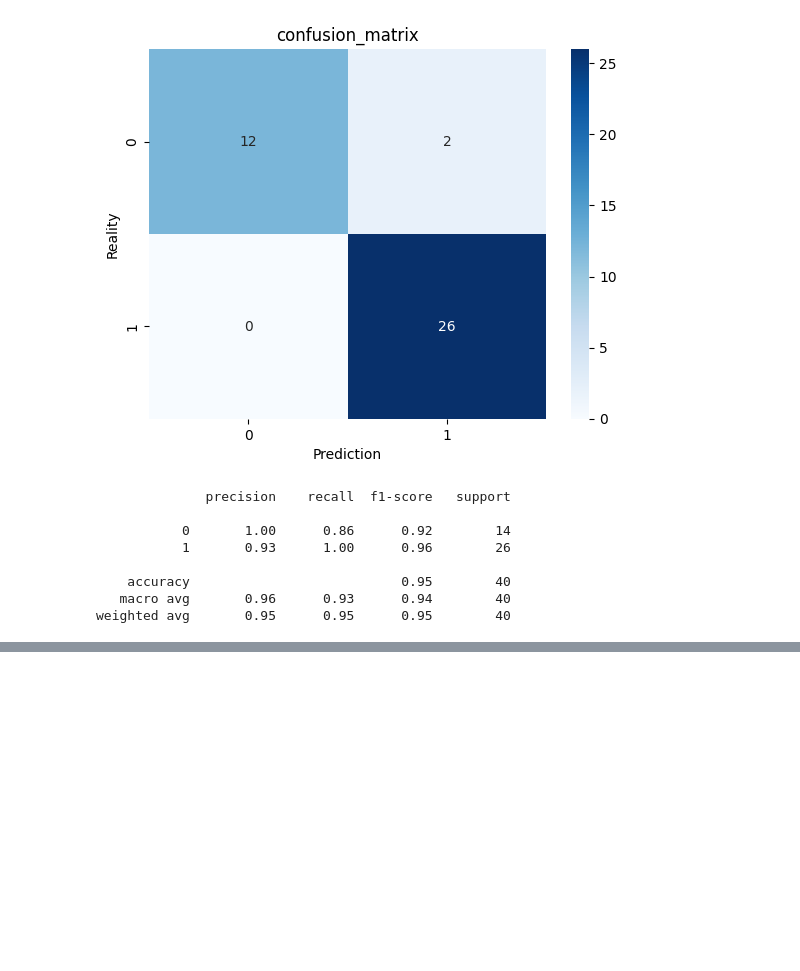
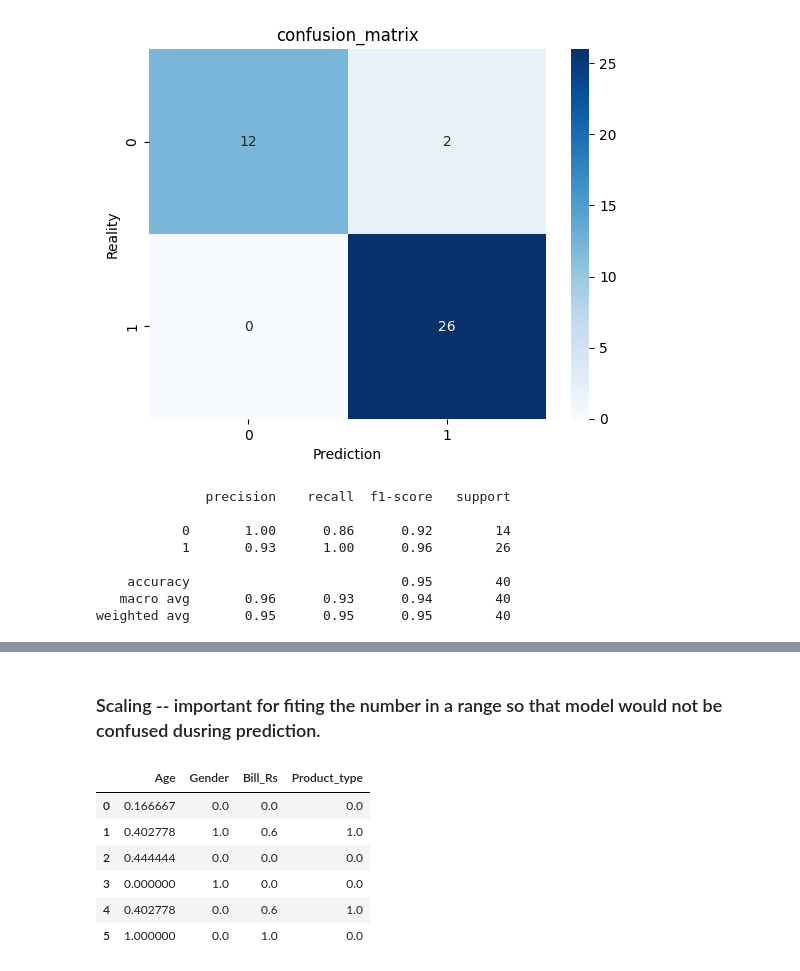
Before and after one commit to 87690ut/Python_Finall_Projects, a Jupyter notebook: ML_Journey/ML_day_5_Advance_model_evaluation_&_error_analysis_(Confusion_Matrix).ipynb, the cells around one changed output, grey strips where cells are left out. Cells and saved outputs as stored; diff of their text form; code cells hidden in the pictures; blank space fills up the shorter version.

Commit message:
data cleaning and scaling of data

```diff
--- a/ML_Journey/ML_day_5_Advance_model_evaluation_&_error_analysis_(Confusion_Matrix).ipynb
+++ b/ML_Journey/ML_day_5_Advance_model_evaluation_&_error_analysis_(Confusion_Matrix).ipynb
@@ -81,0 +129,10 @@ weighted avg       0.95      0.95      0.95        40
+# %%
+df['Product_Type'] = df['Product_Type'].fillna(df['Product_Type'].mode()[0])
+# %%
+df['Gender'] = df['Gender'].replace(('Male','Female'),(0,1))
+# %%
+df['Product_type'] = df['Product_Type'].replace(('Aloo','Paneer'),(0,1))
+# %%
+df = df.drop('Product_Type', axis=1)   # removing the extra column.
+# %% [markdown]
+### Scaling -- important for fiting the number in a range so that model would not be confused dusring prediction.
@@ -81,0 +141,13 @@ weighted avg       0.95      0.95      0.95        40
+# %%
+scaler = MinMaxScaler()
+scaler_data = scaler.fit_transform(df)
+df_scaled = pd.DataFrame(scaler_data, columns=df.columns)
+df_scaled
+# %% [output]
+|  | Age | Gender | Bill_Rs | Product_type |
+| 0 | 0.166667 | 0.0 | 0.0 | 0.0 |
+| 1 | 0.402778 | 1.0 | 0.6 | 1.0 |
+| 2 | 0.444444 | 0.0 | 0.0 | 0.0 |
+| 3 | 0.000000 | 1.0 | 0.0 | 0.0 |
+| 4 | 0.402778 | 0.0 | 0.6 | 1.0 |
+| 5 | 1.000000 | 0.0 | 1.0 | 0.0 |
```
Also changed, not shown: parts of 6 cells of this notebook.
